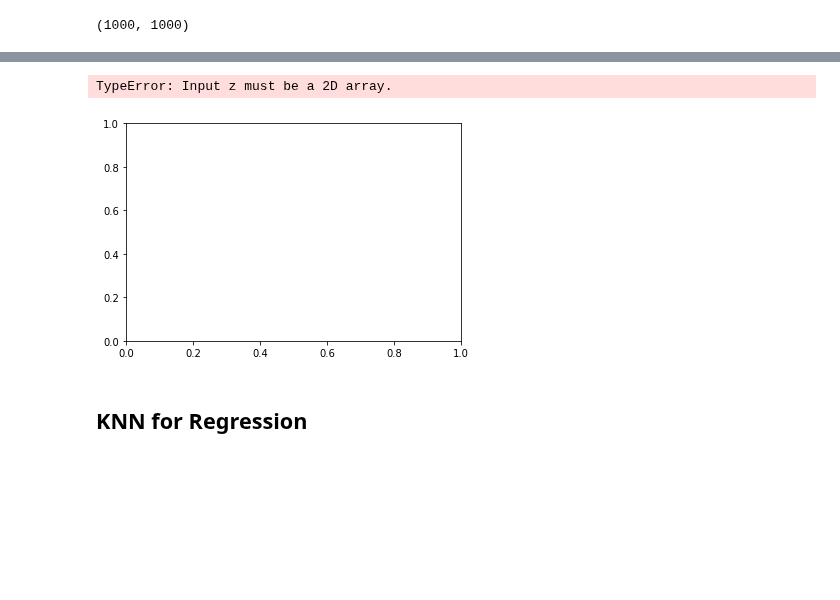
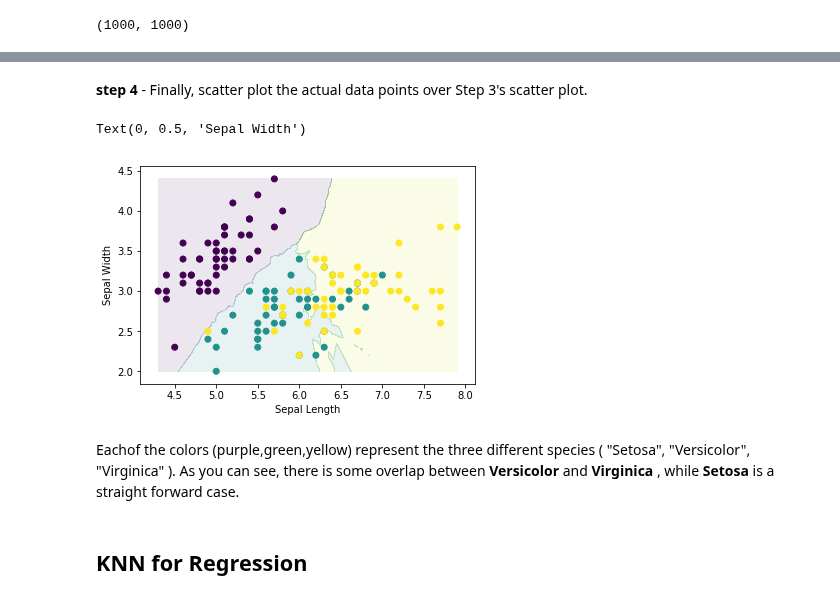
Before and after one commit to hotcode002/Machine-Learning-with-Python, a Jupyter notebook: week_2_math/day_9_classification/knn_classification.ipynb, the cells around one changed output, grey strips where cells are left out. Cells and saved outputs as stored; diff of their text form; code cells hidden in the pictures; blank space fills up the shorter version.

```diff
--- a/week_2_math/day_9_classification/knn_classification.ipynb
+++ b/week_2_math/day_9_classification/knn_classification.ipynb
@@ -408,4 +422,4 @@ from sklearn.neighbors import KNeighborsClassifier
 
 iris = datasets.load_iris()
 
-model_knn = KNeighborsClassifier(n_neighbors=3).fit(iris.data[:,[0,1]],iris.target)
+model_knn = KNeighborsClassifier(n_neighbors=20).fit(iris.data[:,[0,1]],iris.target)
@@ -437 +447,3 @@ array([[2, 2, 2, ..., 0, 0, 0],
+# %%
+z = z.reshape(xx.shape)
 # %%
@@ -441,7 +463,12 @@ xx.shape
+# %% [markdown]
+**step 4** - Finally, scatter plot the actual data points over Step 3's scatter plot.
 # %%
 import matplotlib.pyplot as plt
 %matplotlib inline
-plt.contourf(xx,yy,z)
+plt.contourf(xx,yy,z,alpha=0.1)
+plt.scatter(iris.data[:,0],iris.data[:,1],c=iris.target)
+plt.xlabel("Sepal Length")
+plt.ylabel("Sepal Width")
 # %% [output]
-TypeError: Input z must be a 2D array.
+Text(0, 0.5, 'Sepal Width')
-[figure, old version]
+[figure, new version]
@@ -450,3 +475,5 @@ xx
+# %% [markdown]
+Eachof the colors (purple,green,yellow) represent the three different species ( "Setosa", "Versicolor", "Virginica" ). As you can see, there is some overlap between **Versicolor** and **Virginica** , while **Setosa** is a straight forward case.
 # %% [markdown]
 ## KNN for Regression
 # %% [markdown]
```
Also changed, not shown: parts of 28 cells of this notebook, 3 other files.
